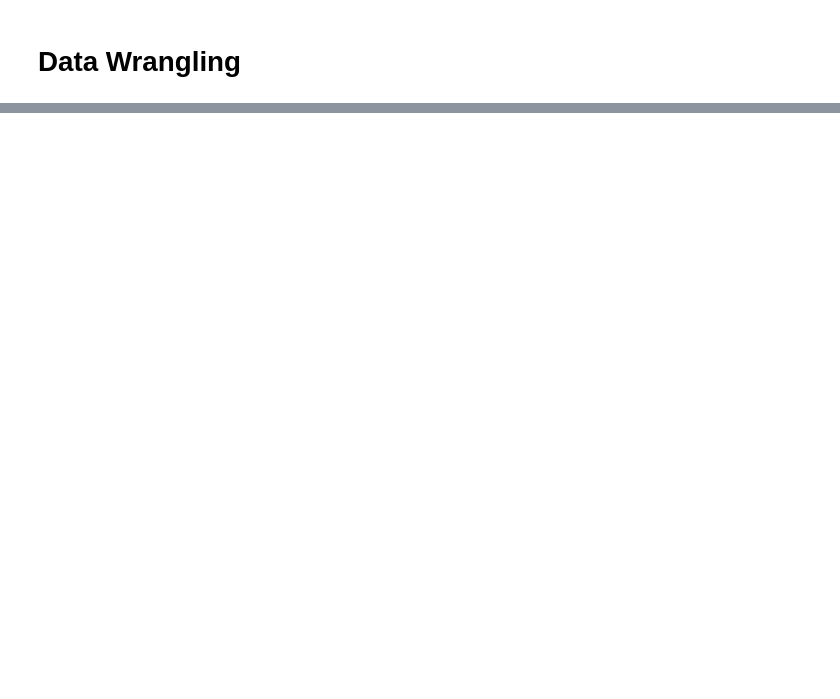
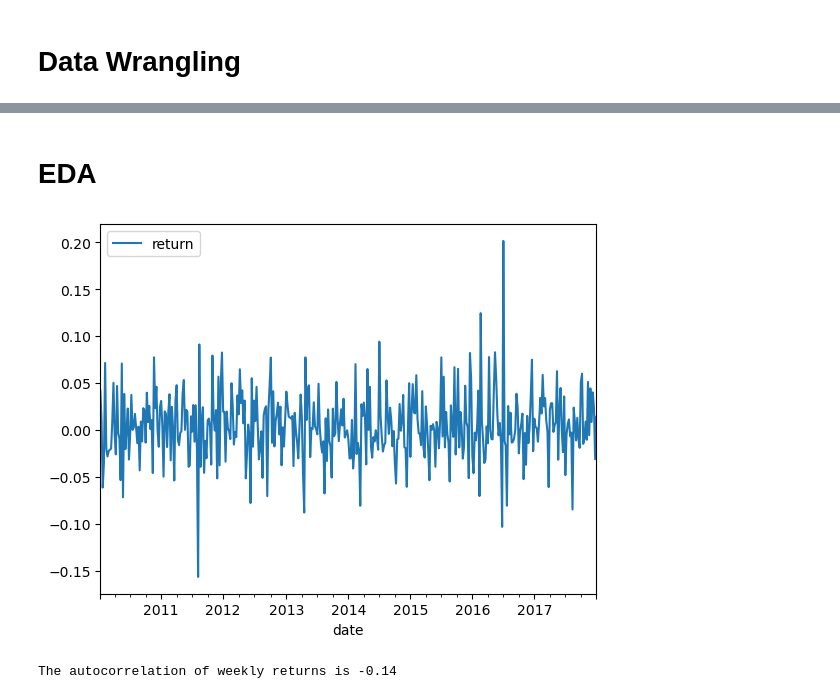
Before and after one commit to nhongphuc/Stock-prediction, a Jupyter notebook: Capstone3.ipynb, the cells around one changed output, grey strips where cells are left out. Drawn from its saved outputs; the diff is of its cells as text; code cells hidden in the pictures; blank space fills up the shorter version.

```diff
--- a/Capstone3.ipynb
+++ b/Capstone3.ipynb
@@ -52,0 +88,20 @@ plt.show()
+# %% [markdown]
+# EDA
+# %%
+# Downsample the daily data to monthly data
+weekly_data = data_before_2018.resample(rule='W').last()
+
+# Compute the percentage change of prices
+returns = weekly_data.pct_change().rename(columns={"open": "return"})
+returns = returns[1:]
+
+returns.plot()
+plt.show()
+# %% [output]
+[figure, added]
+# %%
+# Compute and print the (lag-1) autocorrelation of returns
+autocorrelation = returns['return'].autocorr()
+print("The autocorrelation of weekly returns is %4.2f" %(autocorrelation))
+# %% [output]
+The autocorrelation of weekly returns is -0.14
```
Also changed, not shown: parts of 14 cells of this notebook.
